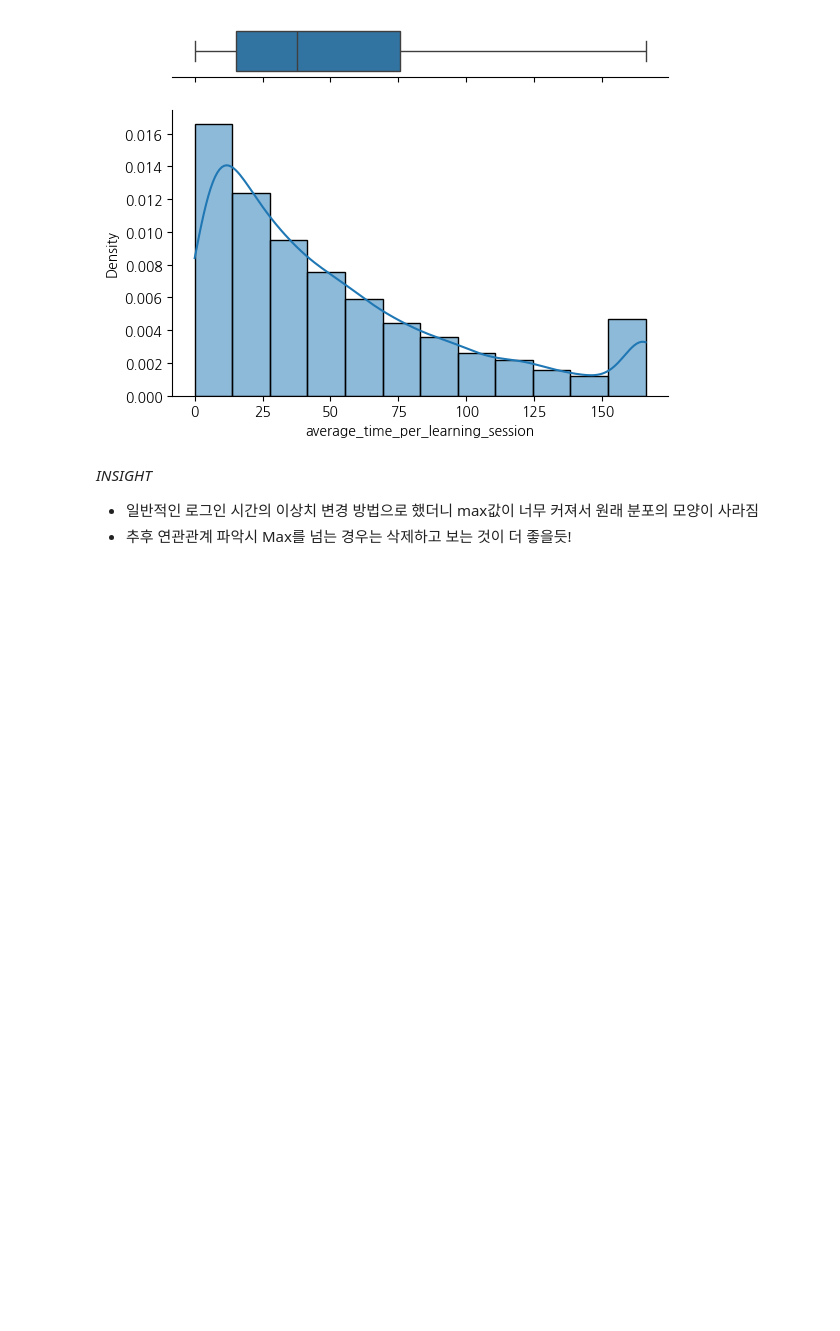
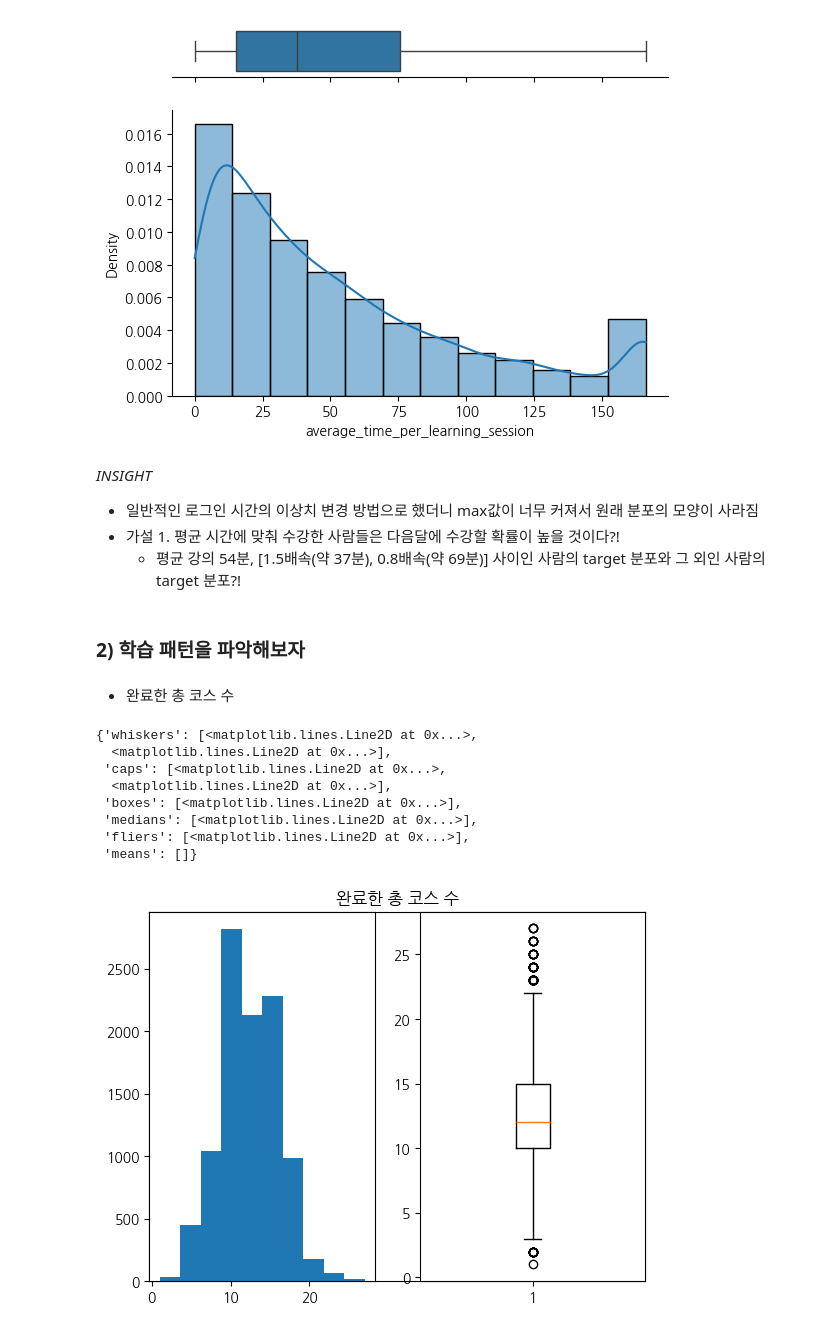
Before and after one commit to bobo-0/WASSUP4, a Jupyter notebook: 05_Data_Analysis/DA_Mini_Project.ipynb, the cells around one changed output. Cells and saved outputs as stored; diff of their text form; code cells hidden in the pictures; blank space fills up the shorter version.

```diff
--- a/05_Data_Analysis/DA_Mini_Project.ipynb
+++ b/05_Data_Analysis/DA_Mini_Project.ipynb
@@ -323,4 +320,29 @@ sns.despine(ax=ax_box, left=True)
 # %% [markdown]
 *INSIGHT*
 * 일반적인 로그인 시간의 이상치 변경 방법으로 했더니 max값이 너무 커져서 원래 분포의 모양이 사라짐
-* 추후 연관관계 파악시 Max를 넘는 경우는 삭제하고 보는 것이 더 좋을듯!
+* 가설 1. 평균 시간에 맞춰 수강한 사람들은 다음달에 수강할 확률이 높을 것이다?!
+    - 평균 강의 54분, [1.5배속(약 37분), 0.8배속(약 69분)] 사이인 사람의 target 분포와 그 외인 사람의 target 분포?!
+# %% [markdown]
+### 2) 학습 패턴을 파악해보자
+# %% [markdown]
+* 완료한 총 코스 수
+# %%
+plt.title('완료한 총 코스 수')
+plt.tick_params(left = False, right = False , labelleft = False ,
+                labelbottom = False, bottom = False)
+
+plt.subplot(1,2,1)
+plt.hist(all_data['total_completed_courses'])
+
+plt.subplot(1,2,2)
+plt.boxplot(all_data['total_completed_courses'],whis = 1.5)
+# %% [output]
+{'whiskers': [<matplotlib.lines.Line2D at 0x...>,
+  <matplotlib.lines.Line2D at 0x...>],
+ 'caps': [<matplotlib.lines.Line2D at 0x...>,
+  <matplotlib.lines.Line2D at 0x...>],
+ 'boxes': [<matplotlib.lines.Line2D at 0x...>],
+ 'medians': [<matplotlib.lines.Line2D at 0x...>],
+ 'fliers': [<matplotlib.lines.Line2D at 0x...>],
+ 'means': []}
+[figure, added]
```
Also changed, not shown: parts of 29 cells of this notebook.
